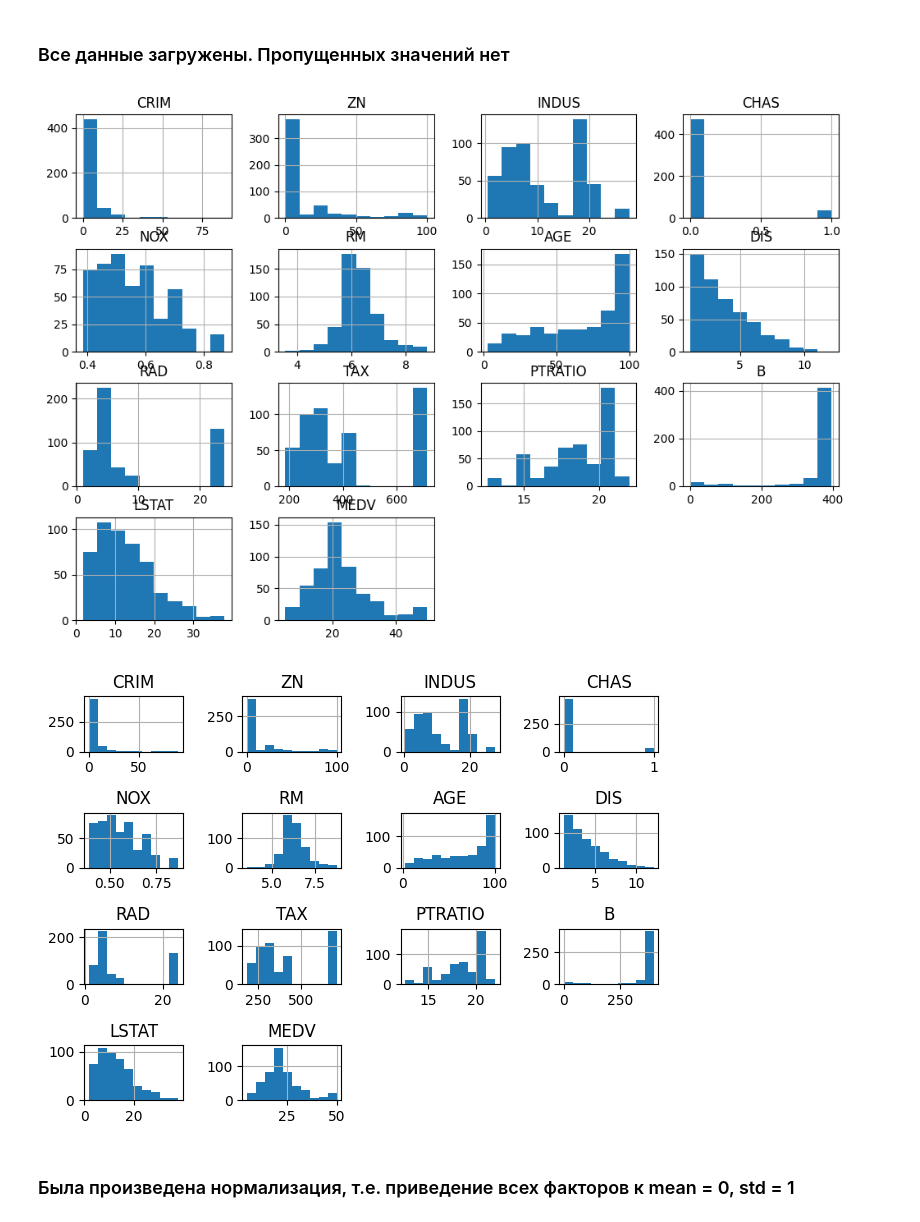
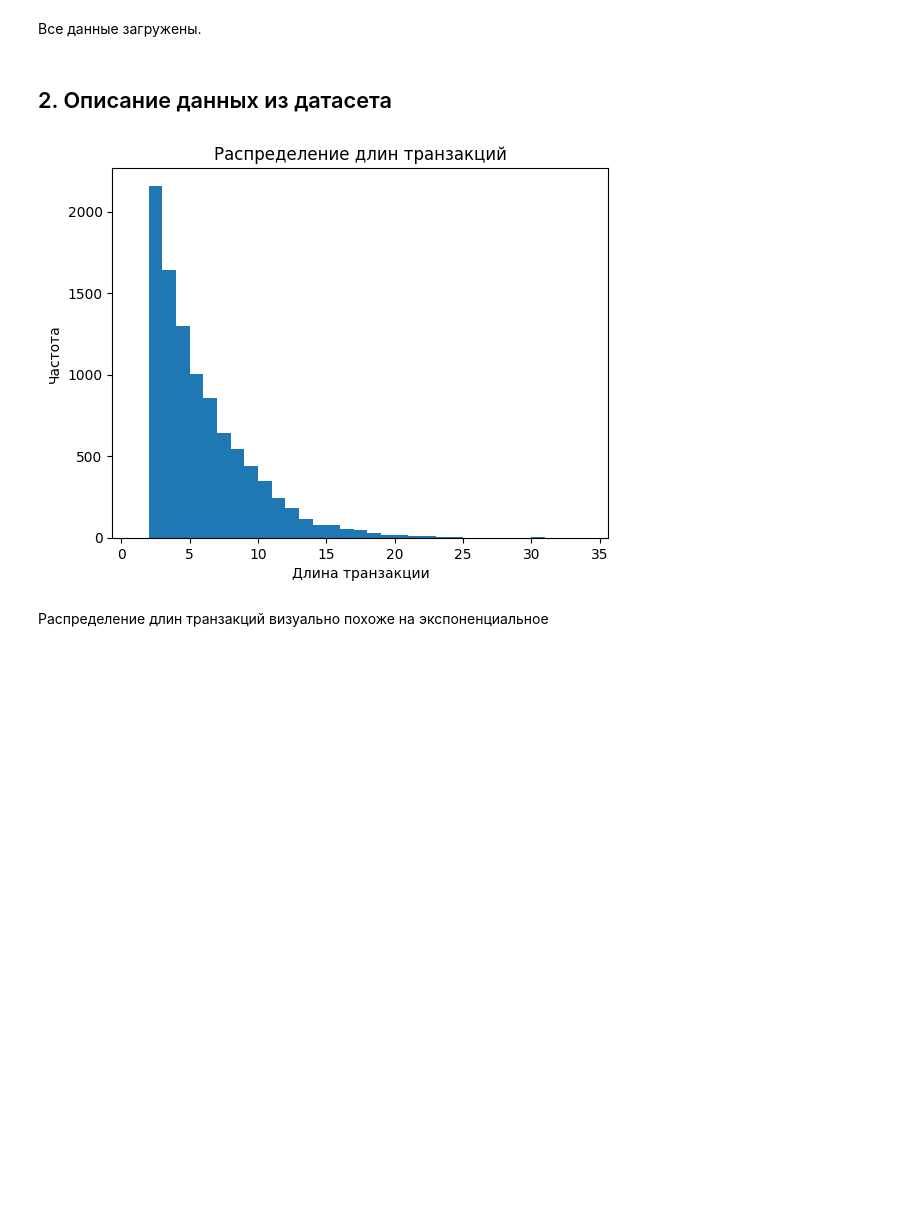
Before and after one commit to DenixSaw/ML-labs-NSTU, a Jupyter notebook: report.ipynb, the cells around one changed output. Drawn from its saved outputs; the diff is of its cells as text; code cells hidden in the pictures; blank space fills up the shorter version.

```diff
--- a/report.ipynb
+++ b/report.ipynb
@@ -53,12 +40,10 @@ ak
 # %%
 # Чтение данных из файла в датафрейм. Настройки
-path = 'Boston-house-price-data.csv'
-drop_columns = ['dteday', 'instant', 'Transaction date', 'Country or region', 'Id']
-target = 'MEDV'
+path = 'groceries - groceries.csv'
+# drop_columns = ['dteday', 'instant', 'Transaction date', 'Country or region', 'Id']
+# target = 'MEDV'
 
-# Дескриптивный анализ столбцов
 pd.set_option('display.float_format', '{:.2f}'.format)
-df = pd.read_csv(path)
-df.info()
-print(df.describe())
+all_data = pd.read_csv(path)
+print(all_data)
 # %% [output]
@@ -82,14 +67,17 @@ max      22.00 396.90  37.97  50.00
 # %% [markdown]
-### Все данные загружены. Пропущенных значений нет
+Все данные загружены.
+# %% [markdown]
+## 2. Описание данных из датасета
 # %%
-# Визуализация признаков и целевой переменной
-df.hist(figsize=(12,8))
-df.hist()
-plt.tight_layout()
+#Анализ транзакций
+transaction_lengths = all_data.notnull().sum(axis=1)
+plt.hist(transaction_lengths, bins=range(1, max(transaction_lengths) + 2))
+plt.xlabel('Длина транзакции')
+plt.ylabel('Частота')
+plt.title('Распределение длин транзакций')
 plt.show()
 # %% [output]
-[figure, old version]
+[figure, new version]
-[figure, removed]
 # %% [markdown]
-### Была произведена нормализация, т.е. приведение всех факторов к mean = 0, std = 1
+Распределение длин транзакций визуально похоже на экспоненциальное
 # %%
```
Also changed, not shown: parts of 29 cells of this notebook, 1 other file.
